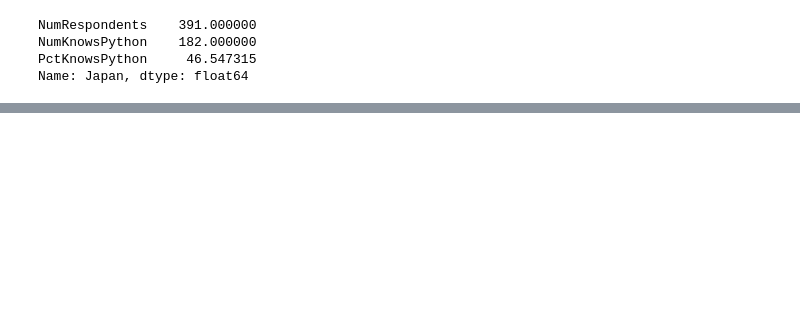
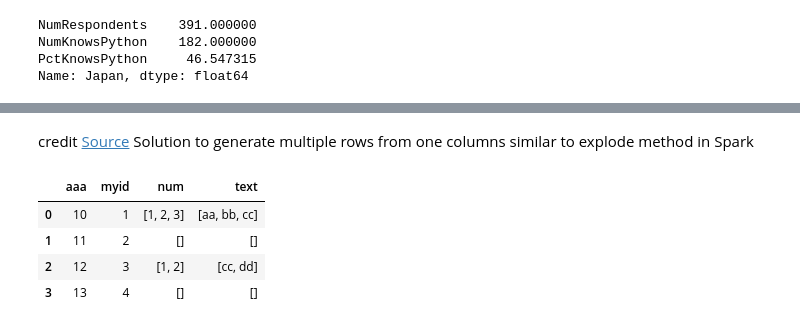
Before and after one commit to ryan13/PreprocessingUtility, a Jupyter notebook: Pandas-review.ipynb, the cells around one changed output, grey strips where cells are left out. Drawn from its saved outputs; the diff is of its cells as text; code cells hidden in the pictures; blank space fills up the shorter version.

```diff
--- a/Pandas-review.ipynb
+++ b/Pandas-review.ipynb
@@ -437,0 +480,2 @@ Name: Japan, dtype: float64
+# %% [markdown]
+credit [Source](https://stackoverflow.com/questions/12680754/split-explode-pandas-dataframe-string-entry-to-separate-rows) Solution to generate multiple rows from one columns similar to explode method in Spark
@@ -437,0 +514,14 @@ Name: Japan, dtype: float64
+# %%
+df = pd.DataFrame({
+ 'aaa': {0: 10, 1: 11, 2: 12, 3: 13},
+ 'myid': {0: 1, 1: 2, 2: 3, 3: 4},
+ 'num': {0: [1, 2, 3], 1: [], 2: [1, 2], 3: []},
+ 'text': {0: ['aa', 'bb', 'cc'], 1: [], 2: ['cc', 'dd'], 3: []}
+})
+df
+# %% [output]
+|  | aaa | myid | num | text |
+| 0 | 10 | 1 | [1, 2, 3] | [aa, bb, cc] |
+| 1 | 11 | 2 | [] | [] |
+| 2 | 12 | 3 | [1, 2] | [cc, dd] |
+| 3 | 13 | 4 | [] | [] |
```
Also changed, not shown: parts of 23 cells of this notebook.
